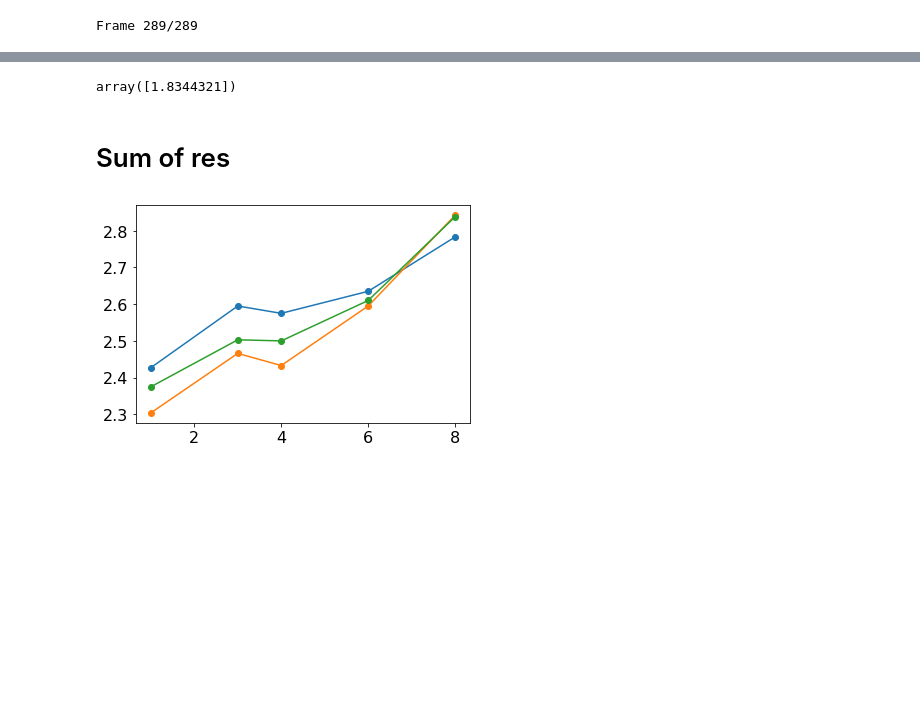
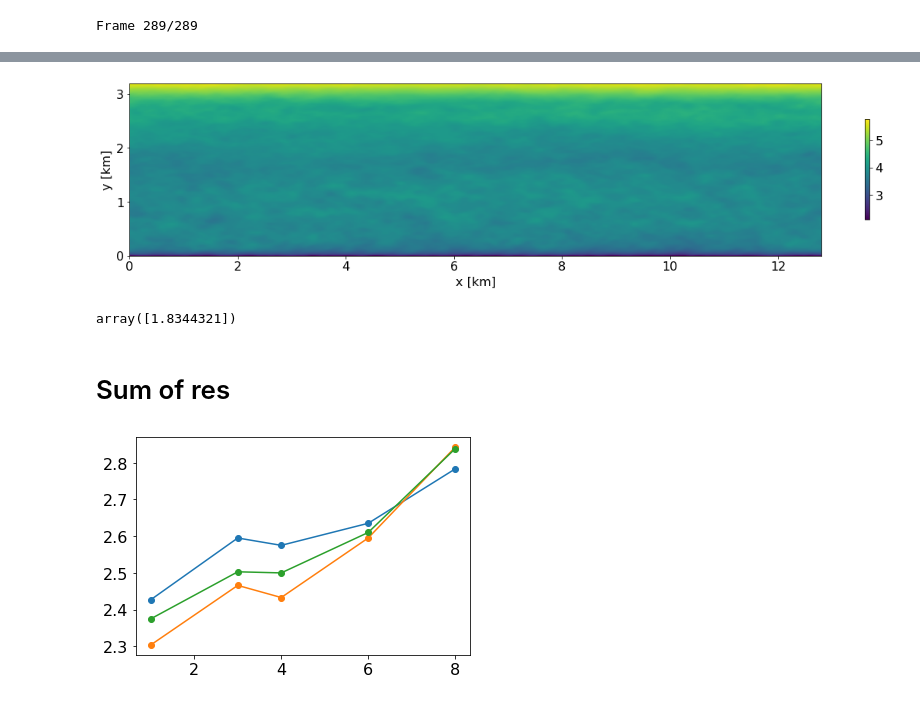
Before and after one commit to GeorgTrede/microhh, a Jupyter notebook: cases/jaenschwalde/jaenschwalde_eval.ipynb, the cells around one changed output, grey strips where cells are left out. Drawn from its saved outputs; the diff is of its cells as text; code cells hidden in the pictures; blank space fills up the shorter version.

```diff
--- a/cases/jaenschwalde/jaenschwalde_eval.ipynb
+++ b/cases/jaenschwalde/jaenschwalde_eval.ipynb
@@ -233,3 +267,12 @@ plt.savefig(f"../tke_{res}_uflux{uflux}_xz.png")
+# %%
+plt.figure(figsize=(20, 12))
+plt.imshow(u_mean[:,0,:], origin="lower", extent=[0, 12.8, 0, 3.2])#, vmin=u_min, vmax=u_max)
+plt.xlabel("x [km]")
+plt.ylabel("y [km]")
+plt.colorbar(shrink=0.2)
+plt.show()
+# %% [output]
+[figure, added]
 # %%
 np.mean(tke_time_series[-100:], axis=0)
 # %% [output]
```
Also changed, not shown: parts of 16 cells of this notebook, 3 other files.
